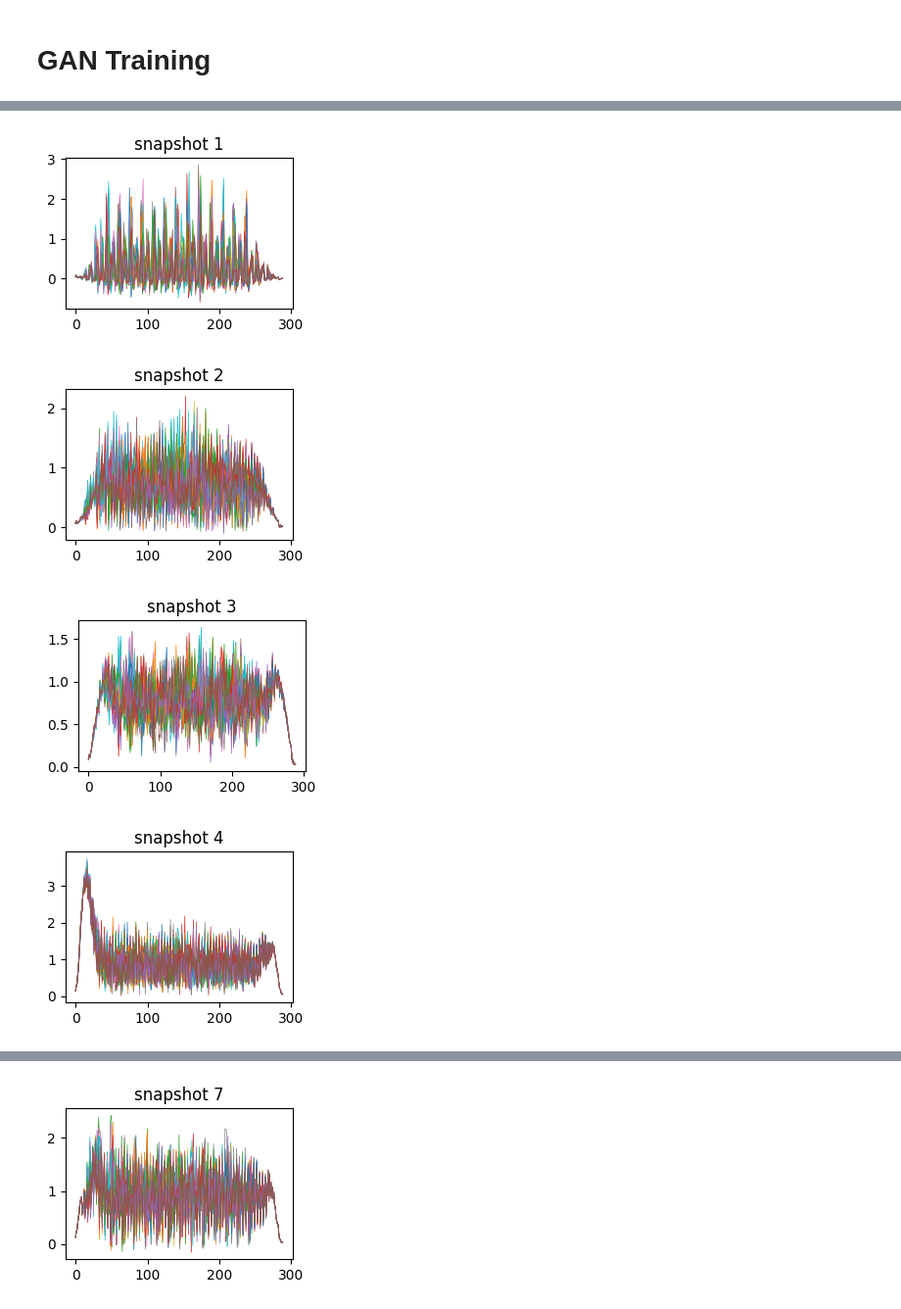
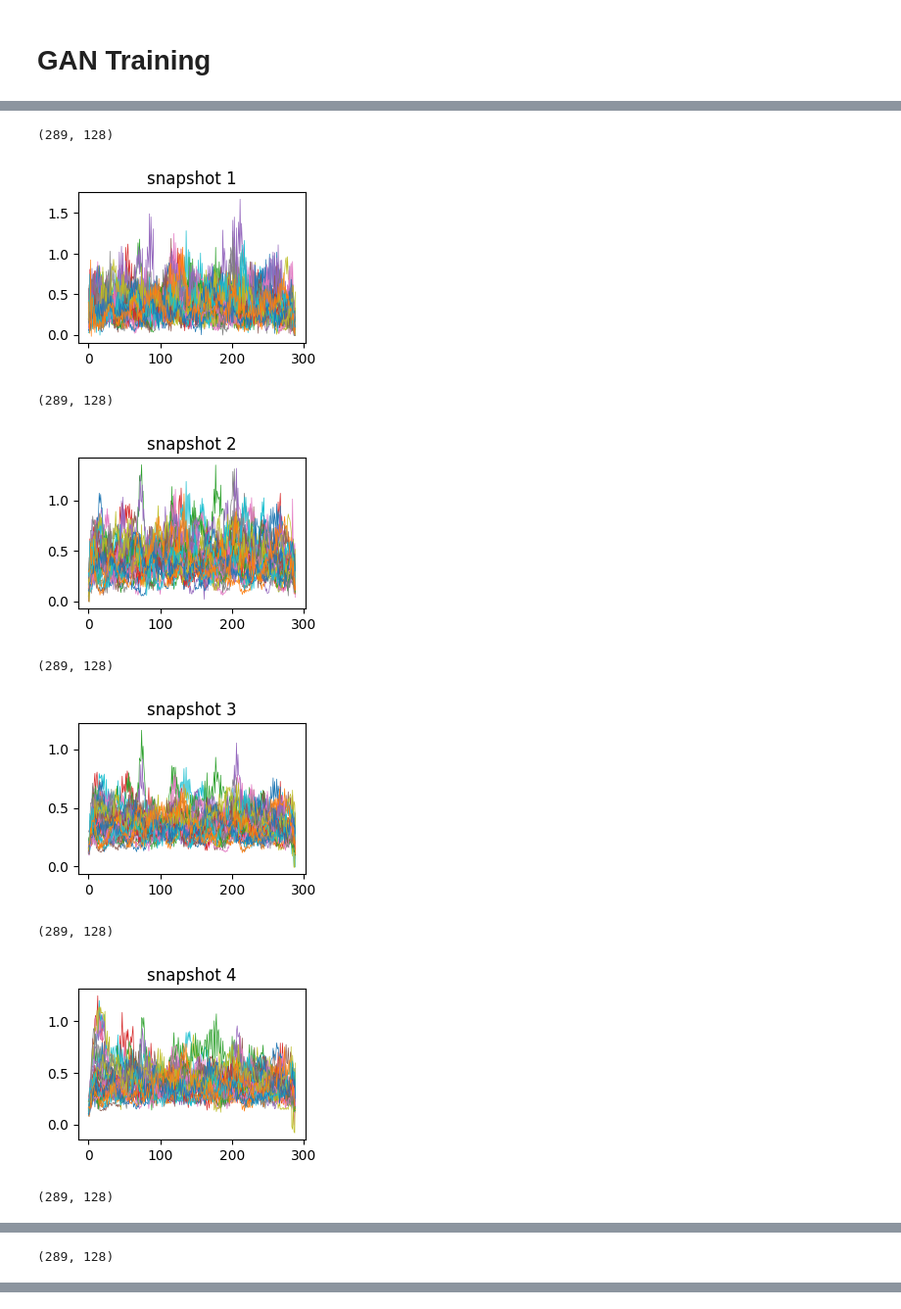
Before and after one commit to lohex/DeeplearningExamples, a Jupyter notebook: PyTorch_CDGAN.ipynb, the cells around one changed output, grey strips where cells are left out. Shown at 98% size. Drawn from its saved outputs; the diff is of its cells as text; code cells hidden in the pictures.

```diff
--- a/PyTorch_CDGAN.ipynb
+++ b/PyTorch_CDGAN.ipynb
@@ -38,33 +38,3 @@ print(combined_data.shape)
 (730, 289)
 # %% [markdown]
 # GAN Models
-# %%
-class Generator(nn.Module):
-
-    def __init__(self):
-        super().__init__()
-        self.convT1 = nn.ConvTranspose1d(2,128,6,2,bias=True)
-        self.convT2 = nn.ConvTranspose1d(128,64,6,2,bias=True)
-        self.convT3 = nn.ConvTranspose1d(64,32,6,2,bias=False)
-        self.convT4 = nn.ConvTranspose1d(32,16,6,2,bias=False)
-
-        self.convT5 = nn.ConvTranspose1d(16,8,6,1,bias=True)
-        self.convT6 = nn.ConvTranspose1d(8,4,6,1,bias=False)
-        self.convT7 = nn.ConvTranspose1d(4,2,6,1,bias=True)
-        self.convT8 = nn.ConvTranspose1d(2,1,7,1,bias=False)
-
-        self.relu = nn.LeakyReLU(0.3) # nn.ReLU()
-
-    def forward(self,x):
-        x = self.convT1(x)
-        x = self.convT2(x)
-        x = self.convT3(x)
-        x = self.convT4(x)
-
-        x = self.convT5(x)
-        x = self.convT6(x)
-        x = self.convT7(x)
-        x = self.relu(x)
-        x = self.convT8(x)
-        x = self.relu(x)
-        return x
@@ -130,0 +119,5 @@ print(count_parameters(dis))
+# %%
+torch.manual_seed(32)
+gen = Generator().to(cuda)
+gen.apply(weights_init)
+dis = Discriminator().to(cuda)
@@ -131,9 +132,11 @@ print(count_parameters(dis))
 # %% [markdown]
 ### Prove of concept: Does the scale of the noise match?
 # %%
-gen_noise = torch.randn(32, 2,13)
+n_samp = 3
+gen_noise = torch.randn(n_samp,16).to(cuda)
 fakes = gen(gen_noise)
-data = fakes.detach().numpy().reshape([-1,289]).T
+print(fakes.shape)
+data = fakes.detach().cpu().numpy().reshape([n_samp,-1]).T
 plt.plot(data)
 plt.show()
 # %% [output]
@@ -267,12 +289,17 @@ plt.tight_layout()
 # %%
 for k,snap_shot in enumerate(inter_images):
-    data = snap_shot.detach().numpy().reshape([-1,289]).T
+    data = snap_shot.detach().cpu().numpy().reshape([-1,289]).T
     plt.figure(figsize=(3,2))
-    plt.plot(data,linewidth=0.5)
+    plt.plot(data[:,:32],linewidth=0.5)
     plt.title('snapshot %d'%(k+1))
     plt.show()
 # %% [output]
+(289, 128)
-[figure, old version]
+[figure, new version]
+(289, 128)
-[figure, old version]
+[figure, new version]
+(289, 128)
-[figure, old version]
+[figure, new version]
+(289, 128)
-[figure, old version]
+[figure, new version]
+(289, 128)
@@ -279,0 +307 @@ for k,snap_shot in enumerate(inter_images):
+(289, 128)
@@ -281 +308,0 @@ for k,snap_shot in enumerate(inter_images):
-[figure, removed]
```
Also changed, not shown: parts of 14 cells of this notebook, 1 other file.
